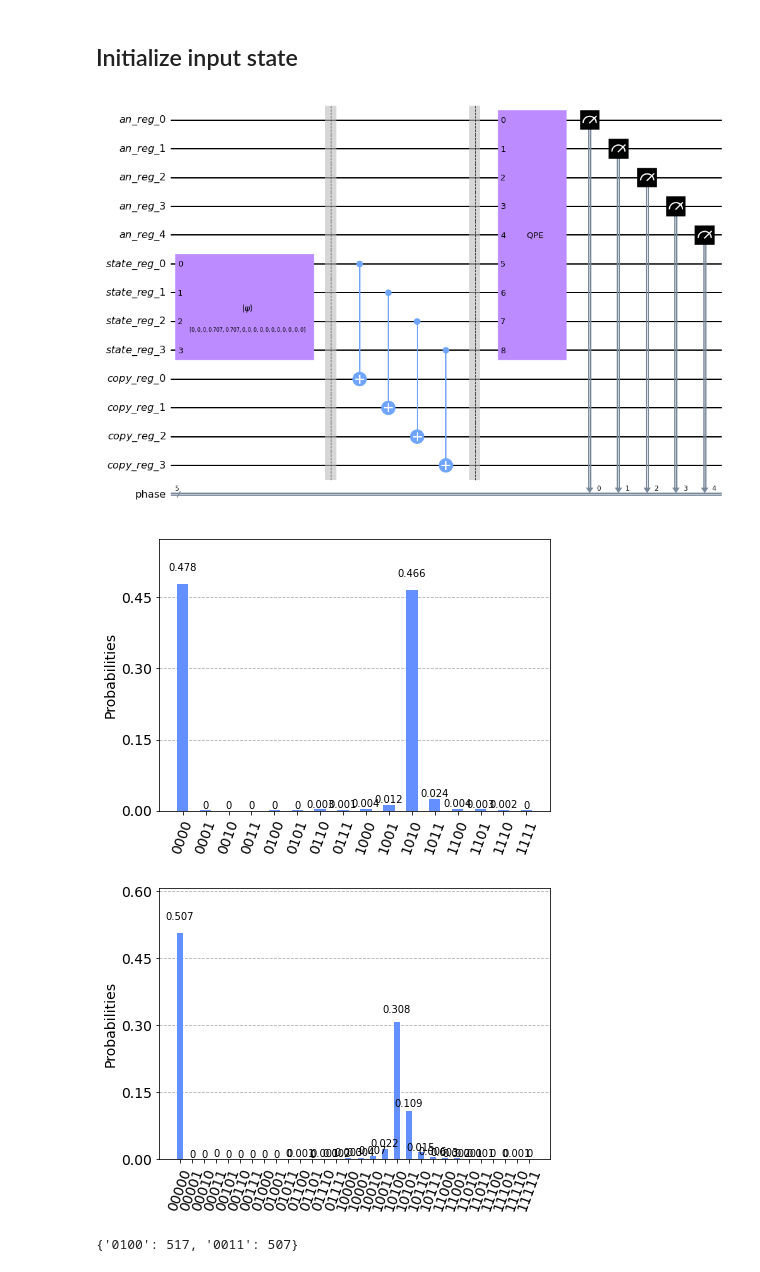
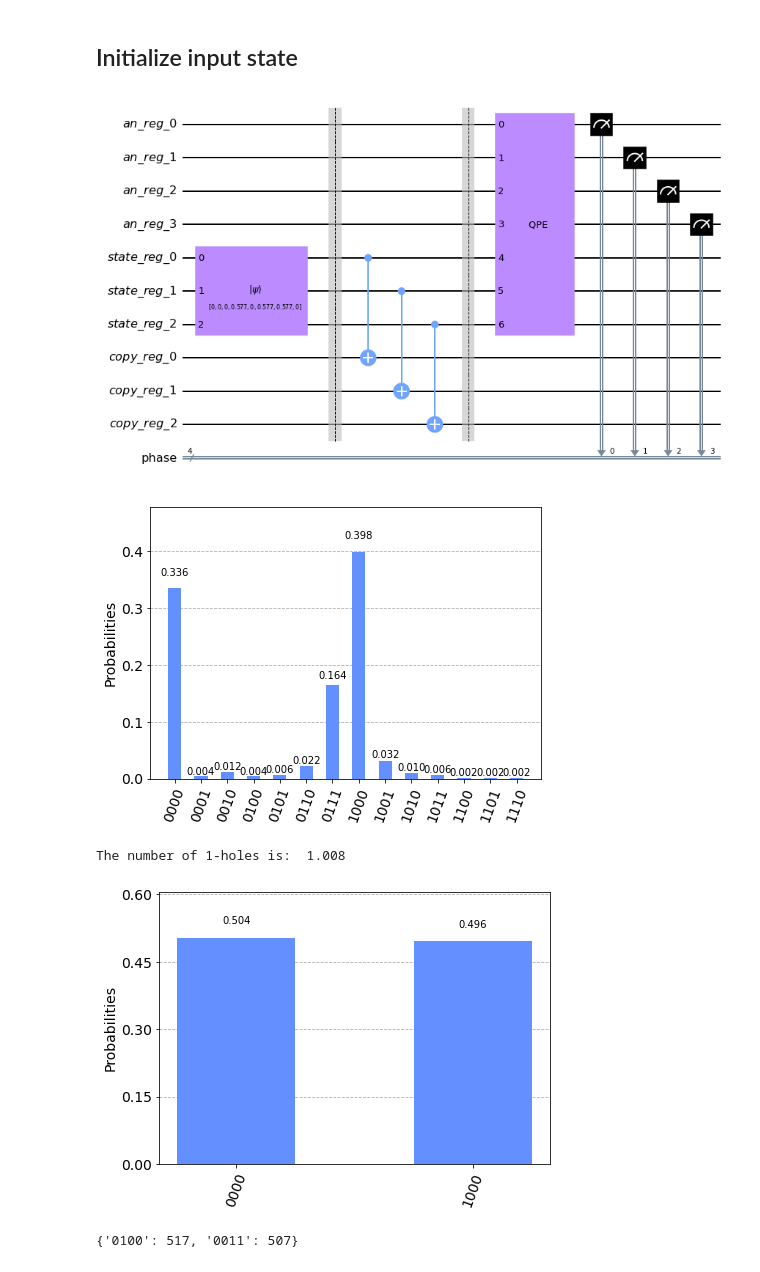
Before and after one commit to KathrinKoenig/QuantumTopologicalDataAnalysis, a Jupyter notebook: Code/QPE.ipynb, the cells around one changed output. Drawn from its saved outputs; the diff is of its cells as text; code cells hidden in the pictures.

```diff
--- a/Code/QPE.ipynb
+++ b/Code/QPE.ipynb
@@ -19,7 +19,15 @@ import qiskit.extensions
 from qiskit.visualization import plot_histogram
 # %% [markdown]
 ## Define combinatorial laplacian
+# %%
+n_vertices = 3
+S0 = [(0,0,1),(0,1,0), (1,0,0)]
+S_test = [(0,1,0,0),(0,0,1,1)]
+S1 = [(0,1,1),(1,1,0),(1,0,1)]
+S2 = []
+# S2 = [(1,1,1)]
+
+state_dict = {0: S0, 1: S1, 2: S2}
 # %%
-k = 2
-n_vertices=4
-combinatorial_laplacian = qtda.combinatorial_laplacian(n_vertices, k).toarray()
+k = 1
+combinatorial_laplacian = qtda.projected_combinatorial_laplacian(n_vertices, k, state_dict).toarray()
@@ -86,7 +86,7 @@ def qpe_total(qc,num_qubits, n_vertices):
     qft_dagger(qpe, num_qubits)
     return qpe
 # %%
-num_qubits = 5
+num_qubits = 4
 qpe = QuantumCircuit(num_qubits + n_vertices)
 
 qpe_total(qpe, num_qubits, n_vertices)
@@ -94,39 +94,37 @@ qpe_total(qpe, num_qubits, n_vertices)
 <qiskit.circuit.quantumcircuit.QuantumCircuit at 0x...>
 # %% [markdown]
 ## Initialize input state
-# %%
-n_vertices = 4
-S0 = [(0,0,0,1),(0,0,1,0), (0,1,0,0), (1,0,0,0)]
-S_test = [(0,1,0,0),(0,0,1,1)]
-S1 = [(0,0,1,1),(0,1,1,0), (1,1,0,0), (1,0,0,1), (1,0,1,0)]
-S2 = [(1,0,1,1)]
 # %%
 qc = qtda.initialize_projector(
-    S_test,
+    S1,
     circuit=qpe,
     initialization_qubits=list(range(num_qubits,num_qubits+n_vertices)),
     circuit_name='        QPE        '
     )
 qc.add_register(ClassicalRegister(num_qubits, name="phase"))
 for k in range(num_qubits):
     qc.measure(k,k)
 qc.draw('mpl')
 # %% [output]
-[figure, old version]
+[figure, new version]
 # %%
 backend = Aer.get_backend('qasm_simulator')
-job = execute(qc, backend, shots=5000)
+job = execute(qc, backend, shots=500)
 data = job.result().get_counts(qc)
 plot_histogram(data)
 # %% [output]
-[figure, old version]
+[figure, new version]
+# %%
+print('The number of 1-holes is: ', 3*data['0000']/500)
+# %% [output]
+The number of 1-holes is:  1.008
 # %%
 backend = Aer.get_backend('qasm_simulator')
 job = execute(qc, backend, shots=5000)
 data = job.result().get_counts(qc)
 plot_histogram(data)
 # %% [output]
-[figure, old version]
+[figure, new version]
 # %%
 def run_circuit(circuit):
     qasm_sim = Aer.get_backend('qasm_simulator')
```
Also changed, not shown: parts of 2 cells of this notebook, 1 other file.
